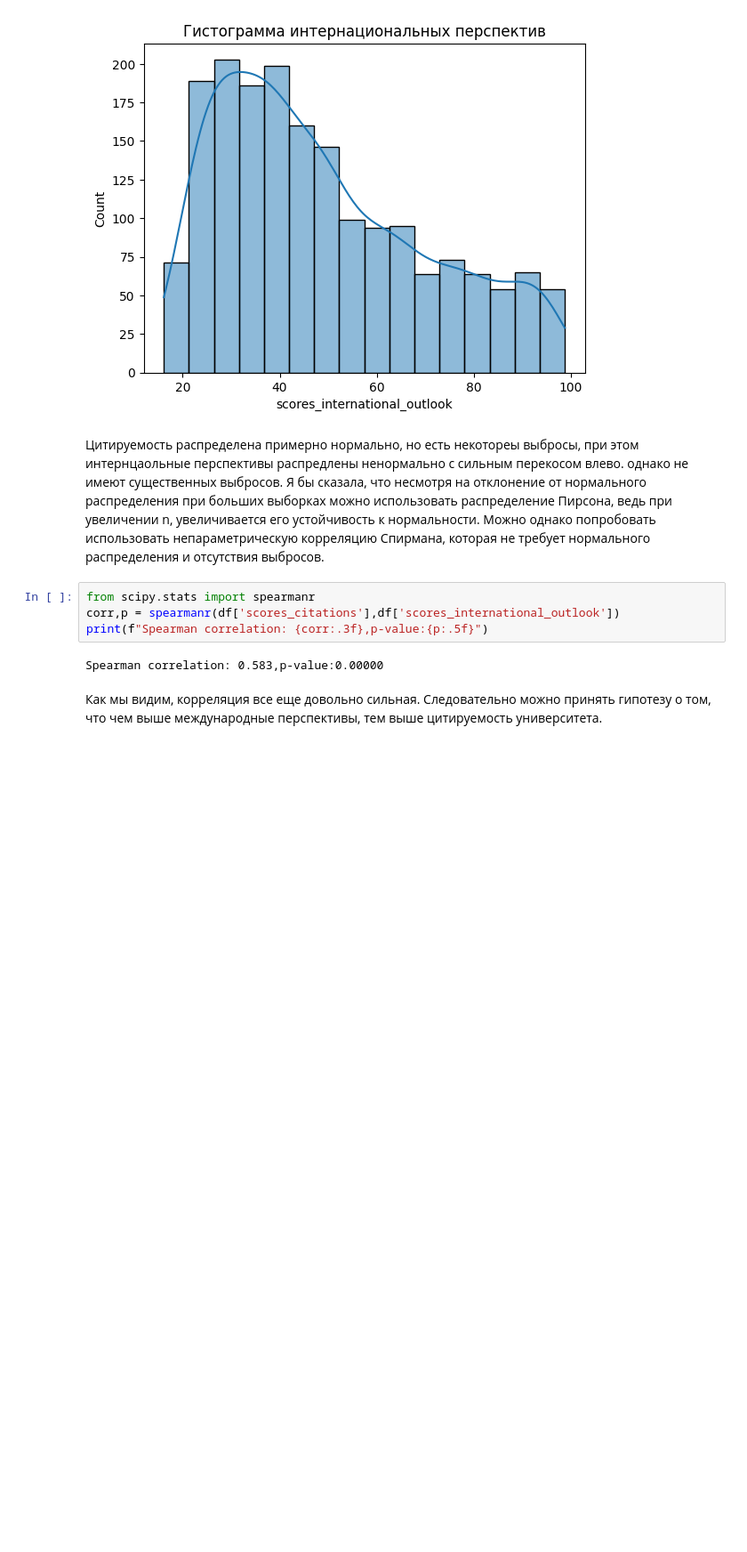
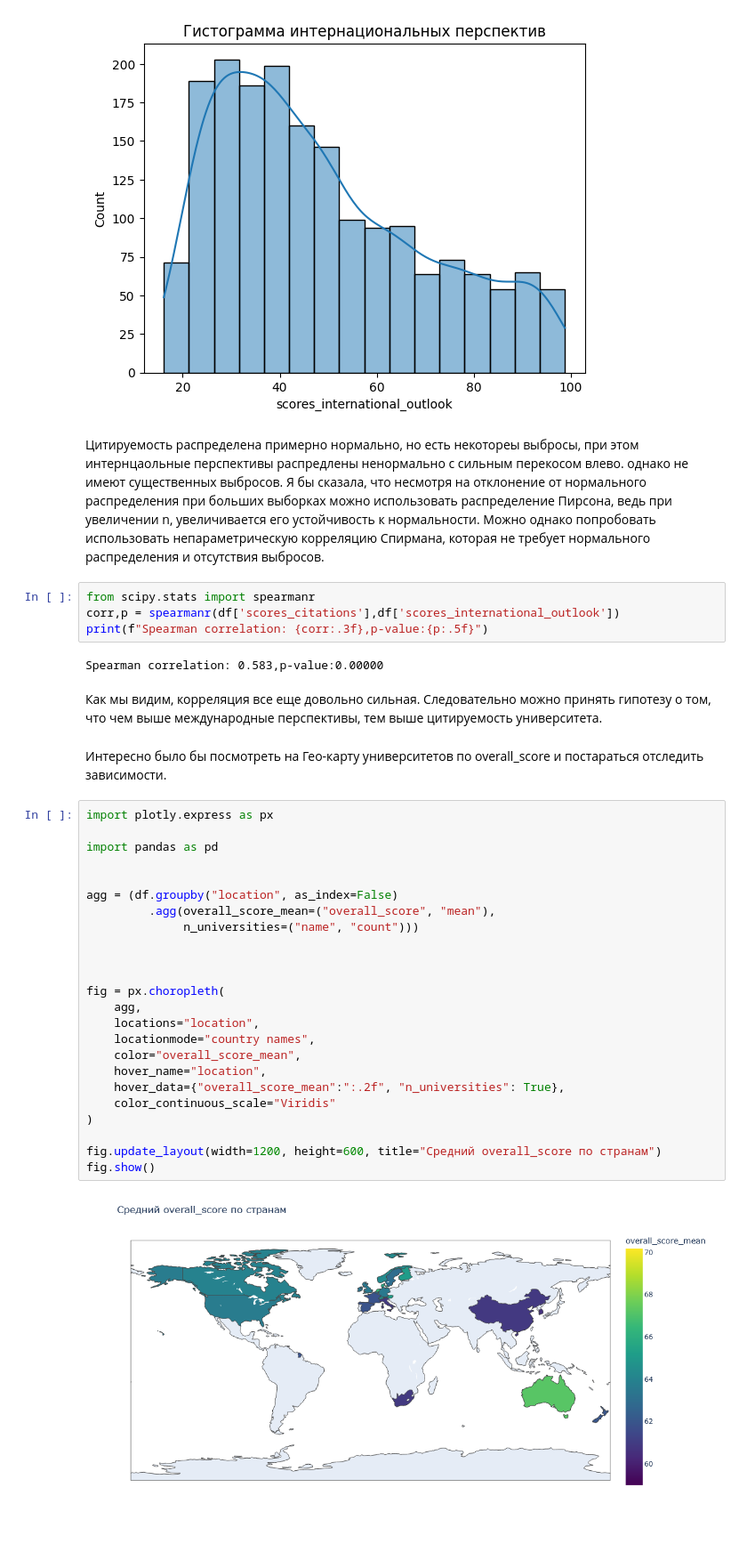
Before and after one commit to Katen007/Universities_analytics, a Jupyter notebook: Universities.ipynb, the cells around one changed output. Shown at 89% size. Drawn from its saved outputs; the diff is of its cells as text; blank space fills up the shorter version.

```diff
--- a/Universities.ipynb
+++ b/Universities.ipynb
@@ -386,3 +361,31 @@ print(f"Spearman correlation: {corr:.3f},p-value:{p:.5f}")
 Spearman correlation: 0.583,p-value:0.00000
 # %% [markdown]
 Как мы видим, корреляция все еще довольно сильная. Следовательно можно принять гипотезу о том, что чем выше международные перспективы, тем выше цитируемость университета.
+# %% [markdown]
+Интересно было бы посмотреть на Гео-карту университетов по overall_score и постараться отследить зависимости.
+# %%
+import plotly.express as px
+
+import pandas as pd
+
+
+agg = (df.groupby("location", as_index=False)
+         .agg(overall_score_mean=("overall_score", "mean"),
+              n_universities=("name", "count")))
+
+
+
+fig = px.choropleth(
+    agg,
+    locations="location",
+    locationmode="country names",
+    color="overall_score_mean",
+    hover_name="location",
+    hover_data={"overall_score_mean":":.2f", "n_universities": True},
+    color_continuous_scale="Viridis"
+)
+
+fig.update_layout(width=1200, height=600, title="Средний overall_score по странам")
+fig.show()
+# %% [output]
+[figure, added]
```
Also changed, not shown: parts of 9 cells of this notebook.
